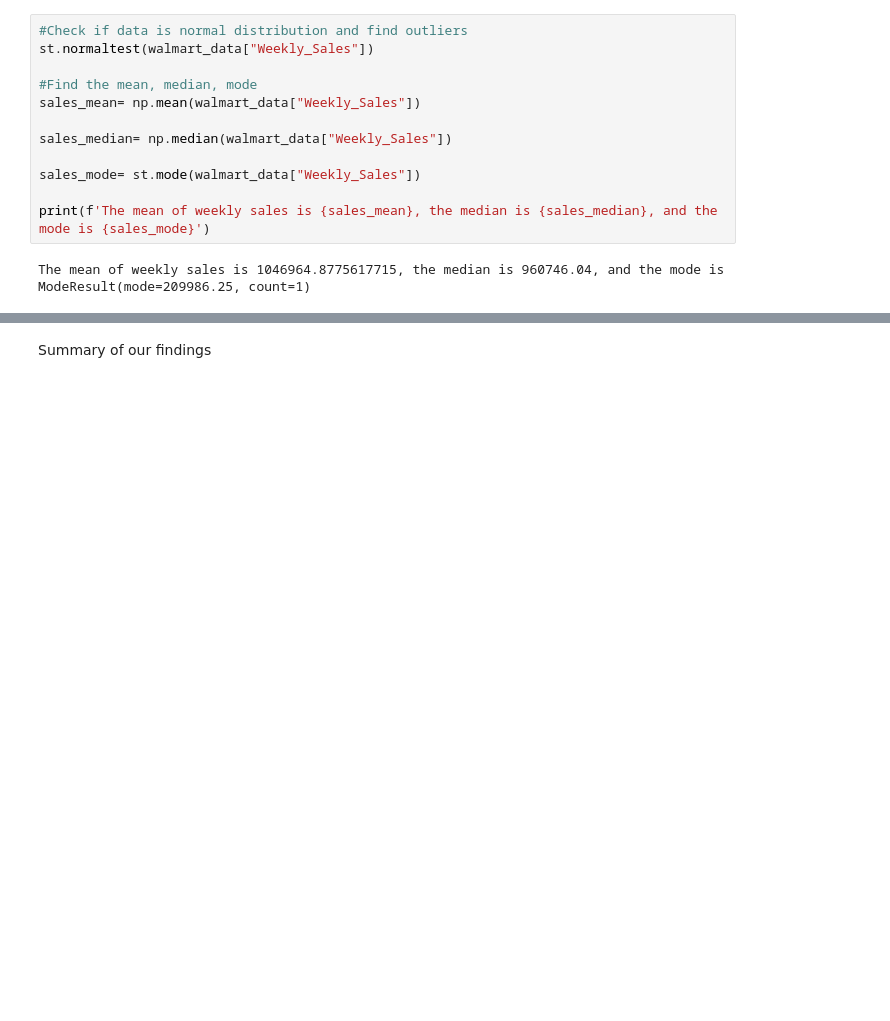
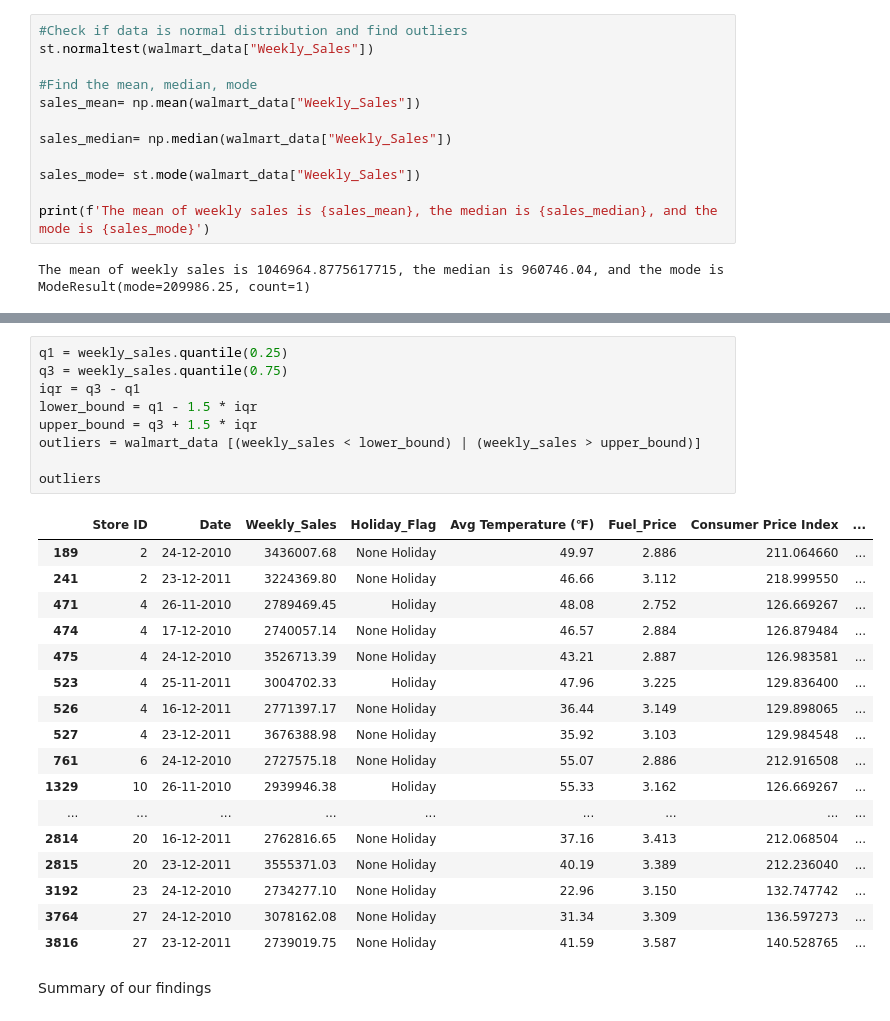
Before and after one commit to Shahab9372/Project1-Walmart_dataset, a Jupyter notebook: Exploring Walmart Sales2.ipynb, the cells around one changed output, grey strips where cells are left out. Drawn from its saved outputs; the diff is of its cells as text; blank space fills up the shorter version.

```diff
--- a/Exploring Walmart Sales2.ipynb
+++ b/Exploring Walmart Sales2.ipynb
@@ -572,2 +556,29 @@ The mean of weekly sales is 1046964.8775617715, the median is 960746.04, and the
+# %%
+q1 = weekly_sales.quantile(0.25)
+q3 = weekly_sales.quantile(0.75)
+iqr = q3 - q1
+lower_bound = q1 - 1.5 * iqr
+upper_bound = q3 + 1.5 * iqr
+outliers = walmart_data [(weekly_sales < lower_bound) | (weekly_sales > upper_bound)]
+
+outliers
+# %% [output]
+|  | Store ID | Date | Weekly_Sales | Holiday_Flag | Avg Temperature (℉) | Fuel_Price | Consumer Price Index | ... |
+| 189 | 2 | 24-12-2010 | 3436007.68 | None Holiday | 49.97 | 2.886 | 211.064660 | ... |
+| 241 | 2 | 23-12-2011 | 3224369.80 | None Holiday | 46.66 | 3.112 | 218.999550 | ... |
+| 471 | 4 | 26-11-2010 | 2789469.45 | Holiday | 48.08 | 2.752 | 126.669267 | ... |
+| 474 | 4 | 17-12-2010 | 2740057.14 | None Holiday | 46.57 | 2.884 | 126.879484 | ... |
+| 475 | 4 | 24-12-2010 | 3526713.39 | None Holiday | 43.21 | 2.887 | 126.983581 | ... |
+| 523 | 4 | 25-11-2011 | 3004702.33 | Holiday | 47.96 | 3.225 | 129.836400 | ... |
+| 526 | 4 | 16-12-2011 | 2771397.17 | None Holiday | 36.44 | 3.149 | 129.898065 | ... |
+| 527 | 4 | 23-12-2011 | 3676388.98 | None Holiday | 35.92 | 3.103 | 129.984548 | ... |
+| 761 | 6 | 24-12-2010 | 2727575.18 | None Holiday | 55.07 | 2.886 | 212.916508 | ... |
+| 1329 | 10 | 26-11-2010 | 2939946.38 | Holiday | 55.33 | 3.162 | 126.669267 | ... |
+| ... | ... | ... | ... | ... | ... | ... | ... | ... |
+| 2814 | 20 | 16-12-2011 | 2762816.65 | None Holiday | 37.16 | 3.413 | 212.068504 | ... |
+| 2815 | 20 | 23-12-2011 | 3555371.03 | None Holiday | 40.19 | 3.389 | 212.236040 | ... |
+| 3192 | 23 | 24-12-2010 | 2734277.10 | None Holiday | 22.96 | 3.150 | 132.747742 | ... |
+| 3764 | 27 | 24-12-2010 | 3078162.08 | None Holiday | 31.34 | 3.309 | 136.597273 | ... |
+| 3816 | 27 | 23-12-2011 | 2739019.75 | None Holiday | 41.59 | 3.587 | 140.528765 | ... |
 # %% [markdown]
 Summary of our findings
```
Also changed, not shown: parts of 41 cells of this notebook.
